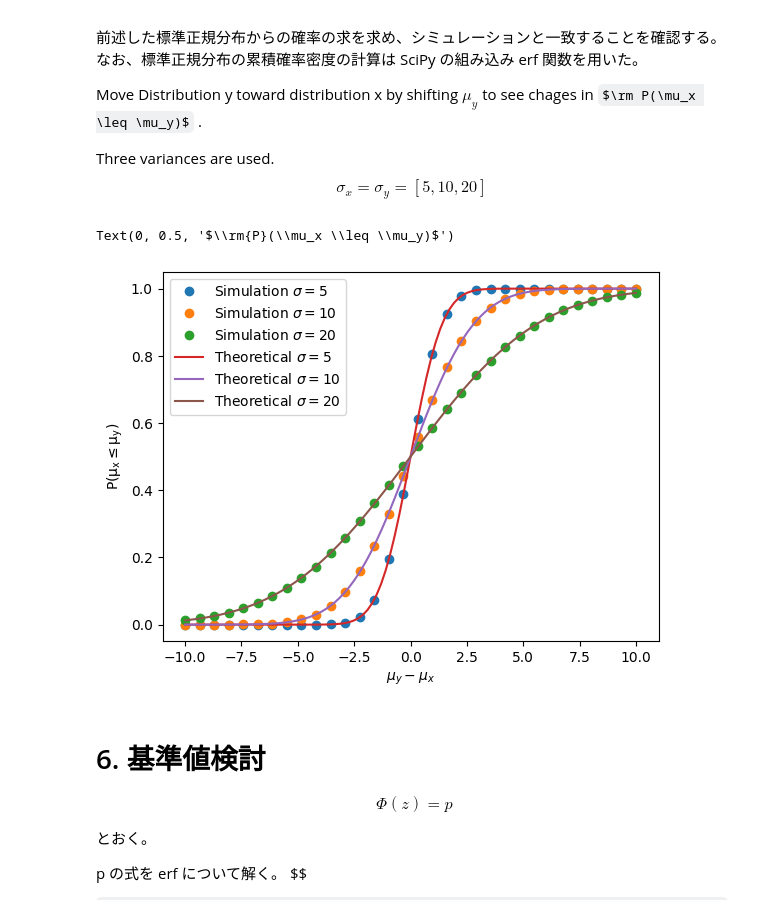
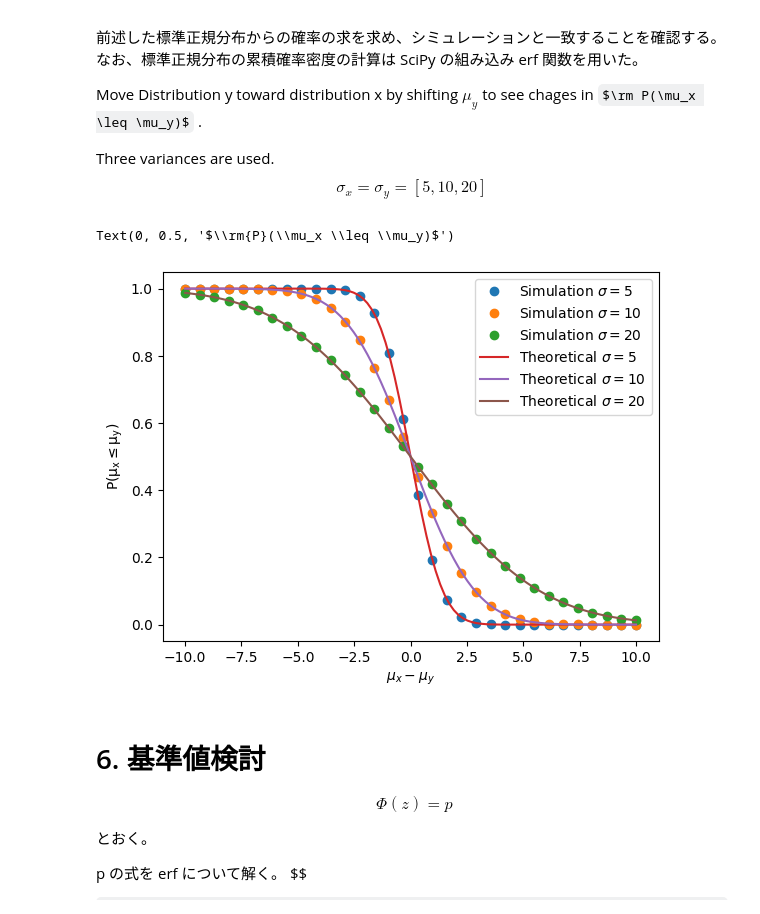
Before and after one commit to hamling-ling/StocasticSignals, a Jupyter notebook: src/scratch.ipynb, the cells around one changed output. Saved outputs shown, nothing was run; the diff lists cells and outputs as text; code cells hidden in the pictures; some formulas as TeX source.

```diff
--- a/src/scratch.ipynb
+++ b/src/scratch.ipynb
@@ -287,27 +287,27 @@ for i, sigma_i in enumerate(sigmas):
         counts_sigmas[i][j] = countYisBigger(mux, muy_i, sigma_i, sigma_i, n, TRIALS)
 # %%
 def phi(x):
-    return (1.0 + special.erf(x / np.sqrt(2.0))) / 2.0
+    return (1.0 + special.erf(-x / np.sqrt(2.0))) / 2.0
 
-xydiff = muys - (-60)
+xydiff = -60 - muys
 deltas = np.linspace(-10, 10, 100)
 zss    = np.zeros([len(sigmas), len(deltas)])
 for i, sigma_i in enumerate(sigmas):
     sigmadelta  = (sigma_i**2 + sigma_i**2)/n
     zs          = deltas / (np.sqrt(sigmadelta))
     zss[i]      = zs
     plt.plot(xydiff, counts_sigmas[i]/TRIALS, "o", label=f"Simulation $\\sigma={sigma_i}$", )
 
 for i, sigma_i in enumerate(sigmas):
     sim = phi(zss[i])
     plt.plot(deltas, sim,  label=f"Theoretical $\\sigma={sigma_i}$")
 
 plt.legend()
-plt.xlabel("$\\mu_y - \\mu_x$")
+plt.xlabel("$\\mu_x - \\mu_y$")
 plt.ylabel("$\\rm{P}(\\mu_x \\leq \\mu_y)$")
 # %% [output]
 Text(0, 0.5, '$\\rm{P}(\\mu_x \\leq \\mu_y)$')
-[figure, old version]
+[figure, new version]
 # %% [markdown]
 # 6. 基準値検討
 
```
Also changed, not shown: parts of 9 cells of this notebook.
